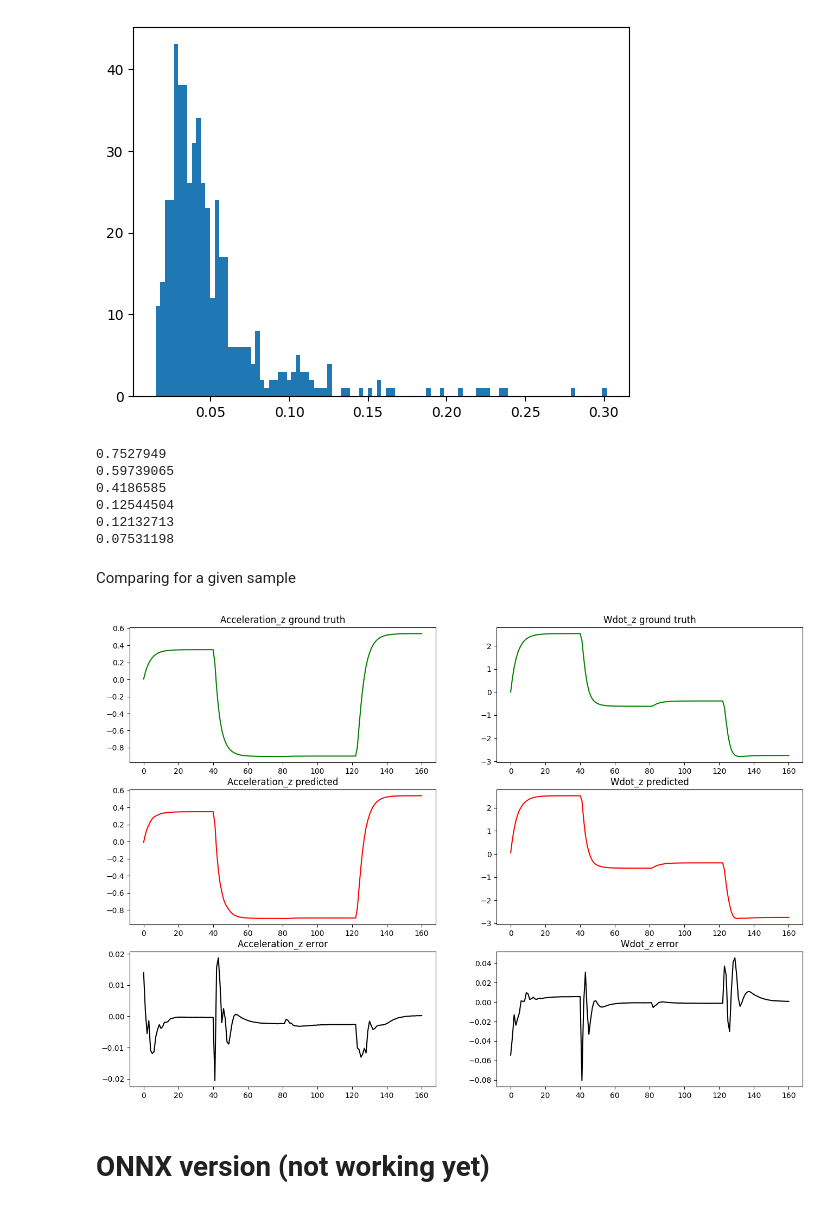
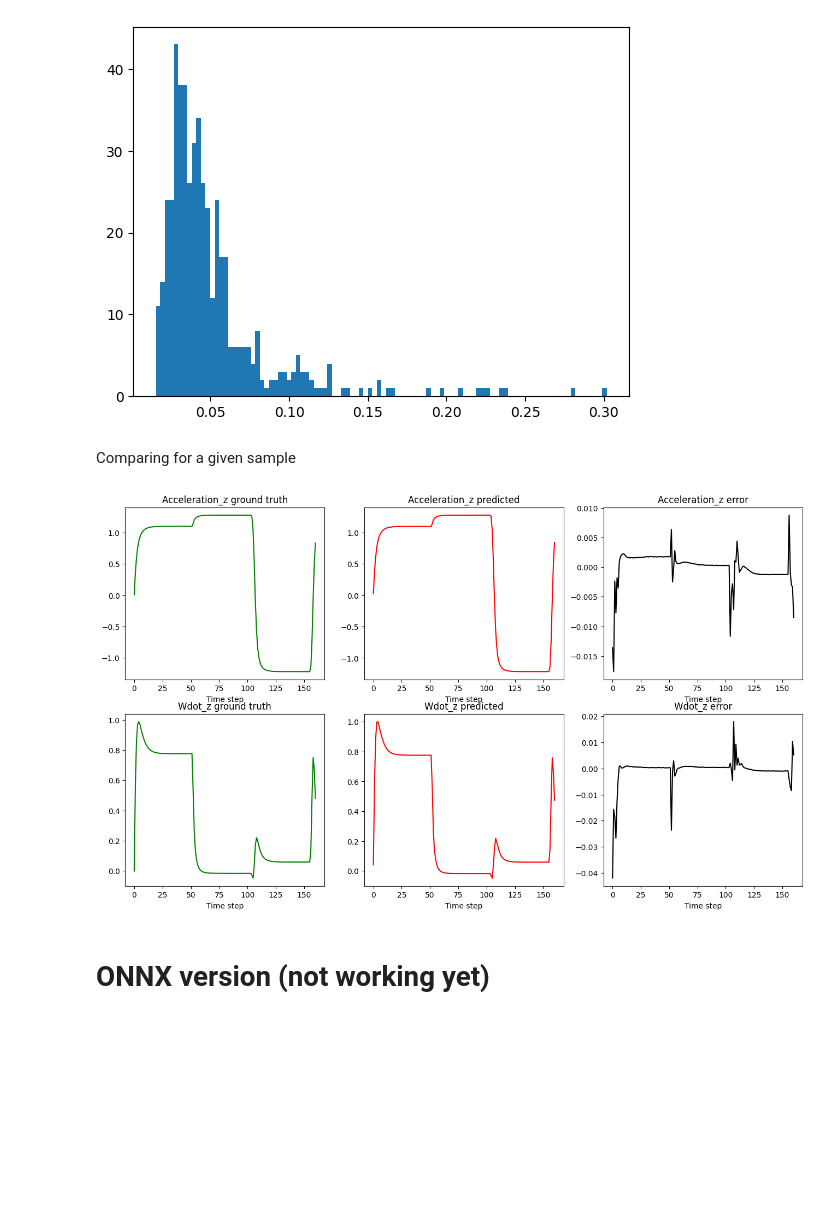
Before and after one commit to Rayan76q/EI-DATA-DRIVEN-CONTROL, a Jupyter notebook: src/model/notebooks/test_model_az_wdotz.ipynb, the cells around one changed output. Drawn from its saved outputs; the diff is of its cells as text; code cells hidden in the pictures; blank space fills up the shorter version.

```diff
--- a/src/model/notebooks/test_model_az_wdotz.ipynb
+++ b/src/model/notebooks/test_model_az_wdotz.ipynb
@@ -24,8 +24,8 @@ def mimic_standardize(input_array, mimic_mean, mimic_std):
 
 # data import
 
-data_in = np.genfromtxt("db_inputs1.csv", delimiter=",", dtype=np.float32)
-data_out = np.genfromtxt("db_outputs1.csv", delimiter=",", dtype=np.float32)
+data_in = np.genfromtxt("db_inputs2.csv", delimiter=",", dtype=np.float32)
+data_out = np.genfromtxt("db_outputs2.csv", delimiter=",", dtype=np.float32)
 nb_data = data_in.shape[0]
 
 def stack_tensor(input_np_array, n):
@@ -42,8 +42,8 @@ train_size = int(0.90*nb_data)
 val_size = int(0.00*nb_data)
 test_size = int(0.10*nb_data)
 
-input_data = mimic_standardize(data_in_torch, torch.tensor([-0.0205,  0.0014,  0.0000,  0.0000]), torch.tensor([6.4559, 0.4590, 0.0000, 0.0000]))
-output_data = mimic_standardize(data_out_torch, torch.tensor([-9.9011,  0.0310]), torch.tensor([20.6719, 10.7658]))
+input_data = mimic_standardize(data_in_torch, torch.tensor([-1.3672e-02,  0.0000e+00,  0.0000e+00,  9.1857e-05]), torch.tensor([1.6101, 0.0000, 0.0000, 0.1147]))
+output_data = mimic_standardize(data_out_torch, torch.tensor([-10.0084,   0.0174]), torch.tensor([20.6563, 10.8079]))
 # %% [markdown]
 # Testing via Torch model
 # %%
@@ -95,7 +95,7 @@ class ModelNN(nn.Module):
 hidden_layer_size = 64
 
 model = ModelNN(4, 2, "RNN", hidden_layer_size, 1)
-model.load_state_dict(torch.load("rnn_model_thrust_speeds_best.pt", weights_only=True))
+model.load_state_dict(torch.load("rnn_model_thrust_yaw.pt", weights_only=True))
 # %% [output]
 <All keys matched successfully>
 # %% [markdown]
@@ -174,50 +176,41 @@ plt.hist(max_distances, bins=100)
  <BarContainer object of 100 artists>)
 [figure]
 [figure]
-# %%
-for i in range(6):
-    print(np.mean(distances[:, :, i]))
-# %% [output]
-0.7527949
-0.59739065
-0.4186585
-0.12544504
-0.12132713
-0.07531198
 # %% [markdown]
 Comparing for a given sample
 # %%
 train_rand_idx = randint(0, train_size-1)
 test_rand_idx = randint(train_size+val_size, nb_data-1)
 idx = test_rand_idx
 
 full_sequence = input_data[idx].unsqueeze(0)
 h = torch.zeros((1, 1, hidden_layer_size))
 
 outputs_list = []
 for t in range(full_sequence.size(1)):
     x_step = full_sequence[:, t:t+1, :]
 
     out, h = model(x_step, h)
     outputs_list.append(out)
 
 outputs_cat = torch.cat(outputs_list, axis=1)
 
-fig, axes = plt.subplots(3, 2)
-fig.set_figheight(11)
+fig, axes = plt.subplots(2, 3)
+fig.set_figheight(9)
 fig.set_figwidth(16)
 plt.plot()
 
 titles = [["Acceleration_z ground truth", "Acceleration_z predicted", "Acceleration_z error"], ["Wdot_z ground truth", "Wdot_z predicted", "Wdot_z error"]]
 for i in range(2):
     for j in range(3):
-        axes[j, i].set_title(titles[i][j])
+        axes[i, j].set_title(titles[i][j])
+        axes[i, j].set_xlabel("Time step")
 
-    axes[0, i].plot(output_data[idx][:, i].detach().numpy(), c="green")
-    axes[1, i].plot(outputs_cat[0][:, i].detach().numpy(), c="red")
-    axes[2, i].plot(output_data[idx][:, i].detach().numpy() - outputs_cat[0][:, i].detach().numpy(), c="black")
+    axes[i, 0].plot(output_data[idx][:, i].detach().numpy(), c="green")
+    axes[i, 1].plot(outputs_cat[0][:, i].detach().numpy(), c="red")
+    axes[i, 2].plot(output_data[idx][:, i].detach().numpy() - outputs_cat[0][:, i].detach().numpy(), c="black")
 # %% [output]
-[figure, old version]
+[figure, new version]
 # %% [markdown]
 # ONNX version (not working yet)
 # %%
```
Also changed, not shown: parts of 1 cell of this notebook, 4 other files.
